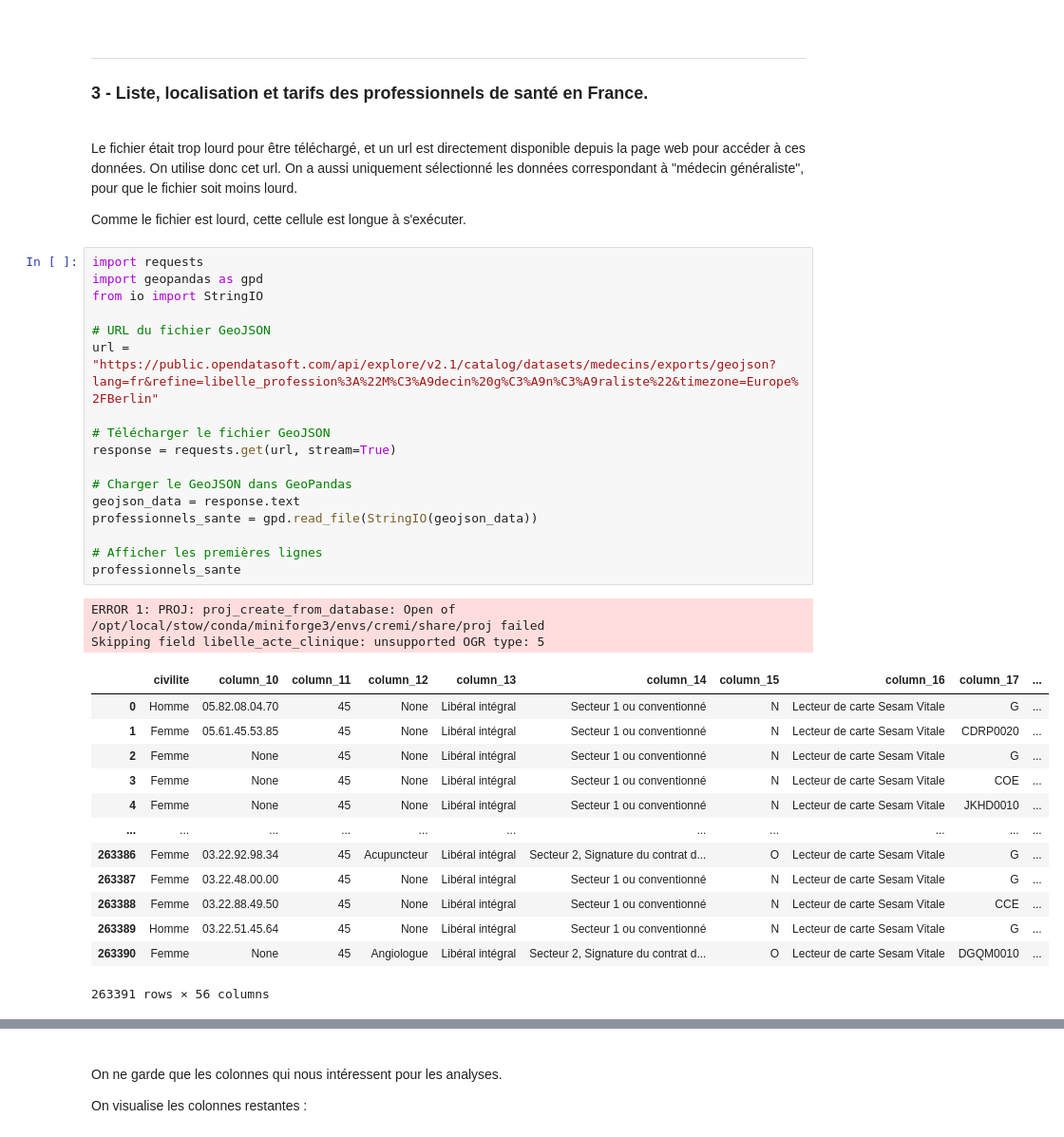
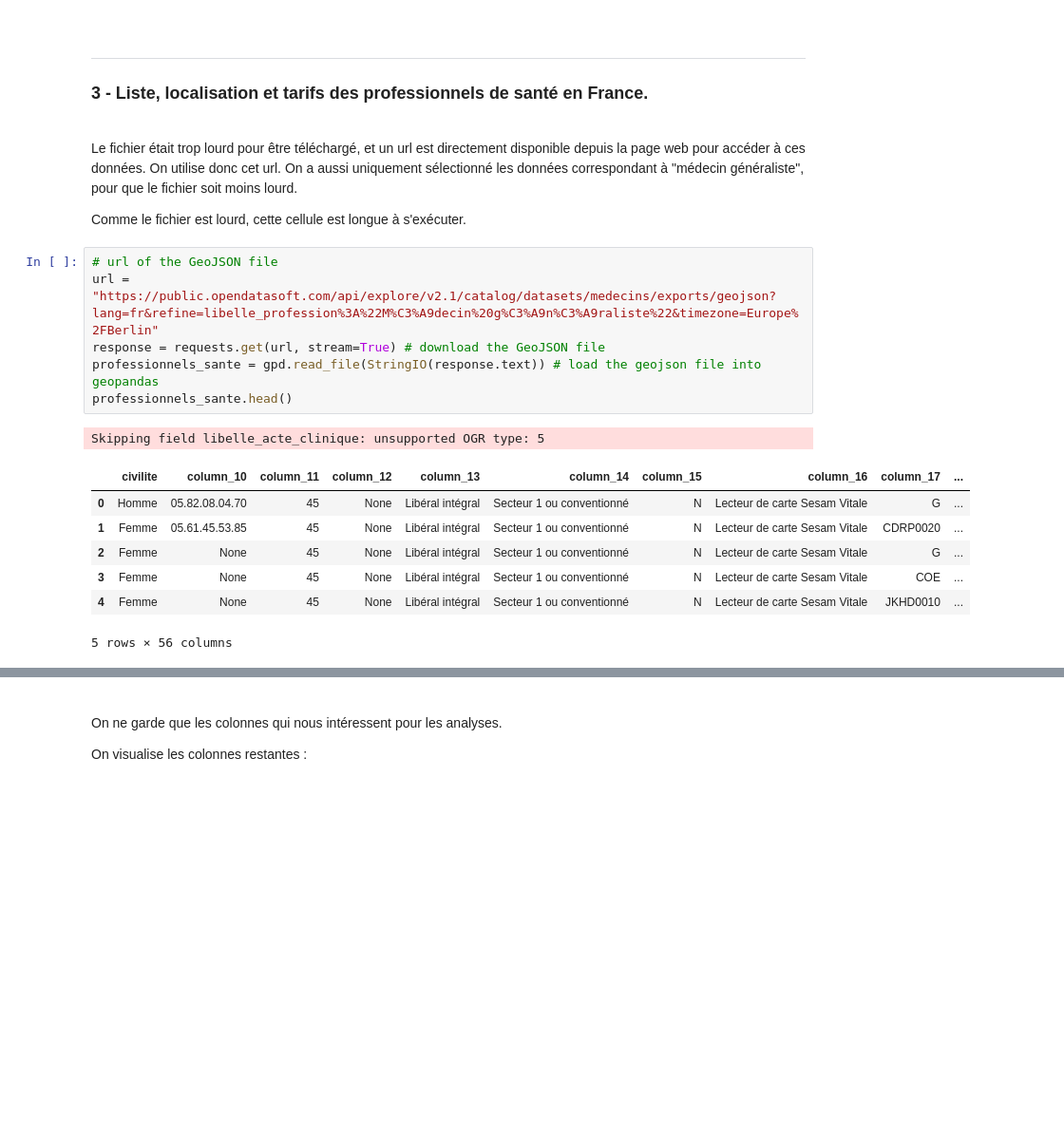
Before and after one commit to ahina0/projet_outinfo, a Jupyter notebook: durrieu.boivent.3.ipynb, the cells around one changed output, grey strips where cells are left out. Shown at 95% size. Cells and saved outputs as stored; diff of their text form; blank space fills up the shorter version.

```diff
--- a/durrieu.boivent.3.ipynb
+++ b/durrieu.boivent.3.ipynb
@@ -184,38 +146,20 @@ Le fichier était trop lourd pour être téléchargé, et un url est directement
 
 Comme le fichier est lourd, cette cellule est longue à s'exécuter.
 # %%
-import requests
-import geopandas as gpd
-from io import StringIO
-
-# URL du fichier GeoJSON
+# url of the GeoJSON file
 url = "https://public.opendatasoft.com/api/explore/v2.1/catalog/datasets/medecins/exports/geojson?lang=fr&refine=libelle_profession%3A%22M%C3%A9decin%20g%C3%A9n%C3%A9raliste%22&timezone=Europe%2FBerlin"
-
-# Télécharger le fichier GeoJSON
-response = requests.get(url, stream=True)
-
-# Charger le GeoJSON dans GeoPandas
-geojson_data = response.text
-professionnels_sante = gpd.read_file(StringIO(geojson_data))
-
-# Afficher les premières lignes
-professionnels_sante
+response = requests.get(url, stream=True) # download the GeoJSON file
+professionnels_sante = gpd.read_file(StringIO(response.text)) # load the geojson file into geopandas
+professionnels_sante.head()
 # %% [output]
-ERROR 1: PROJ: proj_create_from_database: Open of /opt/local/stow/conda/miniforge3/envs/cremi/share/proj failed
 Skipping field libelle_acte_clinique: unsupported OGR type: 5
 |  | civilite | column_10 | column_11 | column_12 | column_13 | column_14 | column_15 | column_16 | column_17 | ... |
 | 0 | Homme | 05.82.08.04.70 | 45 | None | Libéral intégral | Secteur 1 ou conventionné | N | Lecteur de carte Sesam Vitale | G | ... |
 | 1 | Femme | 05.61.45.53.85 | 45 | None | Libéral intégral | Secteur 1 ou conventionné | N | Lecteur de carte Sesam Vitale | CDRP0020 | ... |
 | 2 | Femme | None | 45 | None | Libéral intégral | Secteur 1 ou conventionné | N | Lecteur de carte Sesam Vitale | G | ... |
 | 3 | Femme | None | 45 | None | Libéral intégral | Secteur 1 ou conventionné | N | Lecteur de carte Sesam Vitale | COE | ... |
 | 4 | Femme | None | 45 | None | Libéral intégral | Secteur 1 ou conventionné | N | Lecteur de carte Sesam Vitale | JKHD0010 | ... |
-| ... | ... | ... | ... | ... | ... | ... | ... | ... | ... | ... |
-| 263386 | Femme | 03.22.92.98.34 | 45 | Acupuncteur | Libéral intégral | Secteur 2, Signature du contrat d... | O | Lecteur de carte Sesam Vitale | G | ... |
-| 263387 | Femme | 03.22.48.00.00 | 45 | None | Libéral intégral | Secteur 1 ou conventionné | N | Lecteur de carte Sesam Vitale | G | ... |
-| 263388 | Femme | 03.22.88.49.50 | 45 | None | Libéral intégral | Secteur 1 ou conventionné | N | Lecteur de carte Sesam Vitale | CCE | ... |
-| 263389 | Homme | 03.22.51.45.64 | 45 | None | Libéral intégral | Secteur 1 ou conventionné | N | Lecteur de carte Sesam Vitale | G | ... |
-| 263390 | Femme | None | 45 | Angiologue | Libéral intégral | Secteur 2, Signature du contrat d... | O | Lecteur de carte Sesam Vitale | DGQM0010 | ... |
-263391 rows × 56 columns
+5 rows × 56 columns
 # %% [markdown]
 ### <br> <br>
 
```
Also changed, not shown: parts of 54 cells of this notebook.
